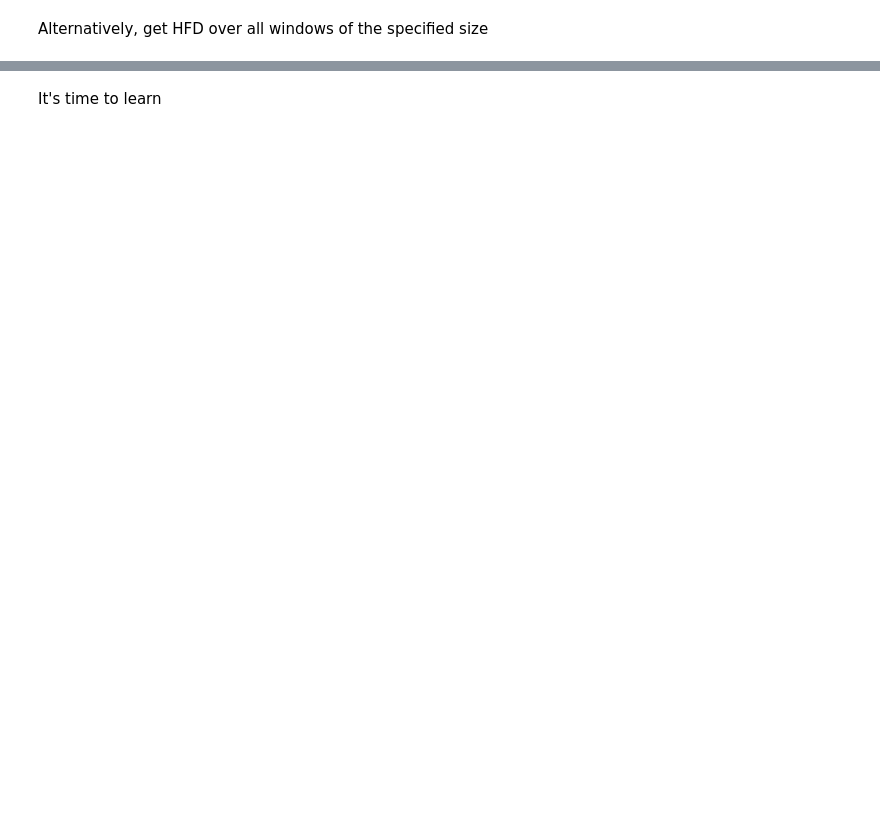
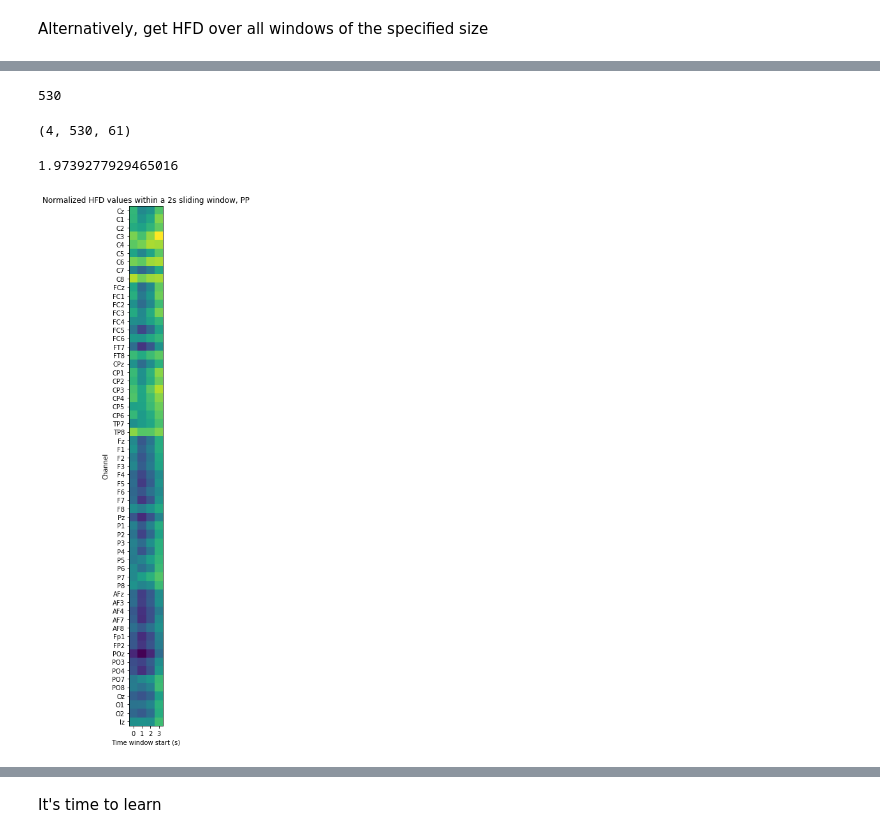
Before and after one commit to cristianch/EEG_CNP, a Jupyter notebook: notebooks/hfd_analysis.ipynb, the cells around one changed output, grey strips where cells are left out. Drawn from its saved outputs; the diff is of its cells as text; code cells hidden in the pictures; blank space fills up the shorter version.

Commit message:
new HFD experiments, graph plotting

```diff
--- a/notebooks/hfd_analysis.ipynb
+++ b/notebooks/hfd_analysis.ipynb
@@ -82,5 +203,5 @@ pnp_rh = np.array([patient_array_to_hfd(patient, window_start=window_start_sec*f
 # %% [markdown]
 Alternatively, get HFD over all windows of the specified size
 # %%
-pp_all_windows = np.array([[patient_array_to_hfd(patient, window_start=window*freq, window_size=window_size*freq, k=k) for patient in pp_rh_raw] for window in range(0,4)])
-pnp_all_windows = np.array([[patient_array_to_hfd(patient, window_start=window*freq, window_size=window_size*freq, k=k) for patient in pnp_rh_raw] for window in range(0,4)])
+pp_all_windows = [[patient_array_to_hfd(patient, window_start=window*freq, window_size=window_size*freq, k=k) for patient in pp_rh_raw] for window in range(0,4)]
+pnp_all_windows = [[patient_array_to_hfd(patient, window_start=window*freq, window_size=window_size*freq, k=k) for patient in pnp_rh_raw] for window in range(0,4)]
@@ -86,0 +228,15 @@ pnp_all_windows = np.array([[patient_array_to_hfd(patient, window_start=window*f
+# %%
+np.sum([s.shape[0] for s in np_all[0]])
+# %% [output]
+530
+# %%
+pp_all_windows_repetitions = np.array([np.vstack([np.array([[ channel[0] for channel in repetition ] for repetition in patient ]) for patient in window ]) for window in np.array(pp_all_windows) ])
+pnp_all_windows_repetitions = np.array([np.vstack([np.array([[ channel[0] for channel in repetition ] for repetition in patient ]) for patient in window ]) for window in np.array(pnp_all_windows) ])
+
+pp_all_windows_repetitions.shape
+# %% [output]
+(4, 530, 61)
+# %%
+np.max(pp_all_windows_repetitions)
+# %% [output]
+1.9739277929465016
@@ -86,0 +305,12 @@ pnp_all_windows = np.array([[patient_array_to_hfd(patient, window_start=window*f
+# %%
+plt.figure(figsize=[15,15])
+plt.title('Normalized HFD values within a 2s sliding window, PP')
+plt.ylabel('Channel')
+plt.yticks(ticks=range(61), labels=channels)
+plt.xticks(range(4))
+plt.xlabel('Time window start (s)')
+plt.imshow(np.mean(pp_all_windows_repetitions, axis=1).transpose())
+plt.savefig('./results/graphs/window_pp.eps')
+plt.savefig('./results/graphs/window_pp.jpg')
+# %% [output]
+[figure, added]
```
Also changed, not shown: parts of 13 cells of this notebook.
